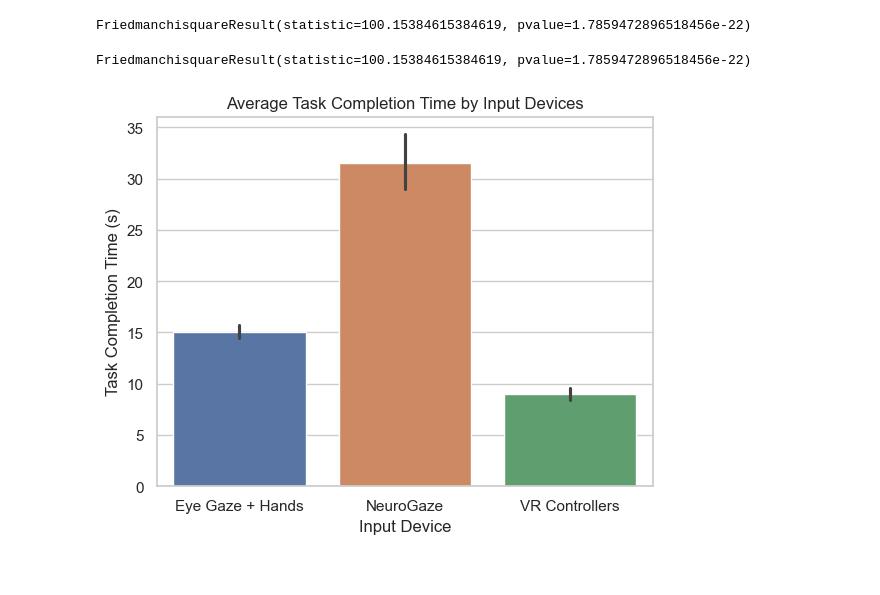
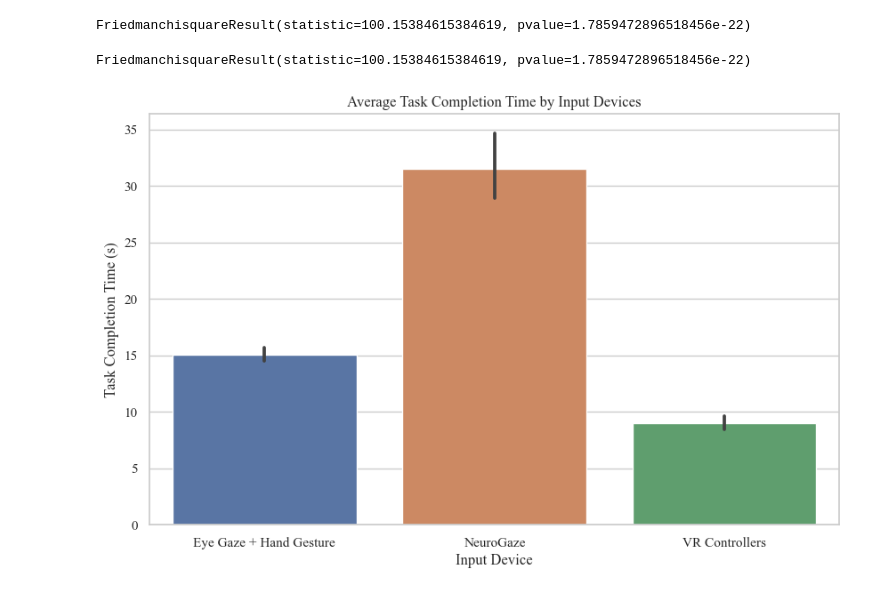
Before and after one commit to Wanyea/NeuroGaze, a Jupyter notebook: Data Analysis/New Evaluation/accuracy_task_eval.ipynb, the cells around one changed output. Cells and saved outputs as stored; diff of their text form; code cells hidden in the pictures.

```diff
--- a/Data Analysis/New Evaluation/accuracy_task_eval.ipynb
+++ b/Data Analysis/New Evaluation/accuracy_task_eval.ipynb
@@ -11,7 +12,7 @@ from scipy.stats import friedmanchisquare
 # the test. This function will return the test statistic and the p-value. I will then
 # compare the p-value to the significance level to determine if the null hypothesis can
 # be rejected.
-
+matplotlib.rcParams['font.family'] = 'Times New Roman'
 # Load the data
 data = pd.read_csv('round_duration.csv')
 
@@ -24,27 +25,29 @@ FriedmanchisquareResult(statistic=100.15384615384619, pvalue=1.7859472896518456e
 # %%
 data = pd.read_csv('round_duration.csv')
 
 # Perform the friedman test
 stat = friedmanchisquare(data['Eye_Gaze_Hands'], data['Neuro_Gaze'], data['VR_Controllers'])
 
 print(stat)
 
 # Set the style of the plot
-sns.set(style="whitegrid")
+#sns.set(style="whitegrid")
+
+fig, ax = plt.subplots(figsize=(10, 6))
 
 # Create the bar plot with error bars
-ax = sns.barplot(data=data, errorbar=('ci',95))
+ax = sns.barplot(data=data, ax=ax, errorbar=('ci',95))
 
 # Set the x-axis labels
-ax.set_xticklabels(['Eye Gaze + Hands', 'NeuroGaze', 'VR Controllers'])
+ax.set_xticklabels(['Eye Gaze + Hand Gesture', 'NeuroGaze', 'VR Controllers'])
 
 # Add labels and title
 plt.xlabel('Input Device')
 plt.ylabel('Task Completion Time (s)')
 plt.title('Average Task Completion Time by Input Devices')
 
 # Show the plot
 plt.show()
 # %% [output]
 FriedmanchisquareResult(statistic=100.15384615384619, pvalue=1.7859472896518456e-22)
-[figure, old version]
+[figure, new version]
```
Also changed, not shown: parts of 2 cells of this notebook, 14 other files.
